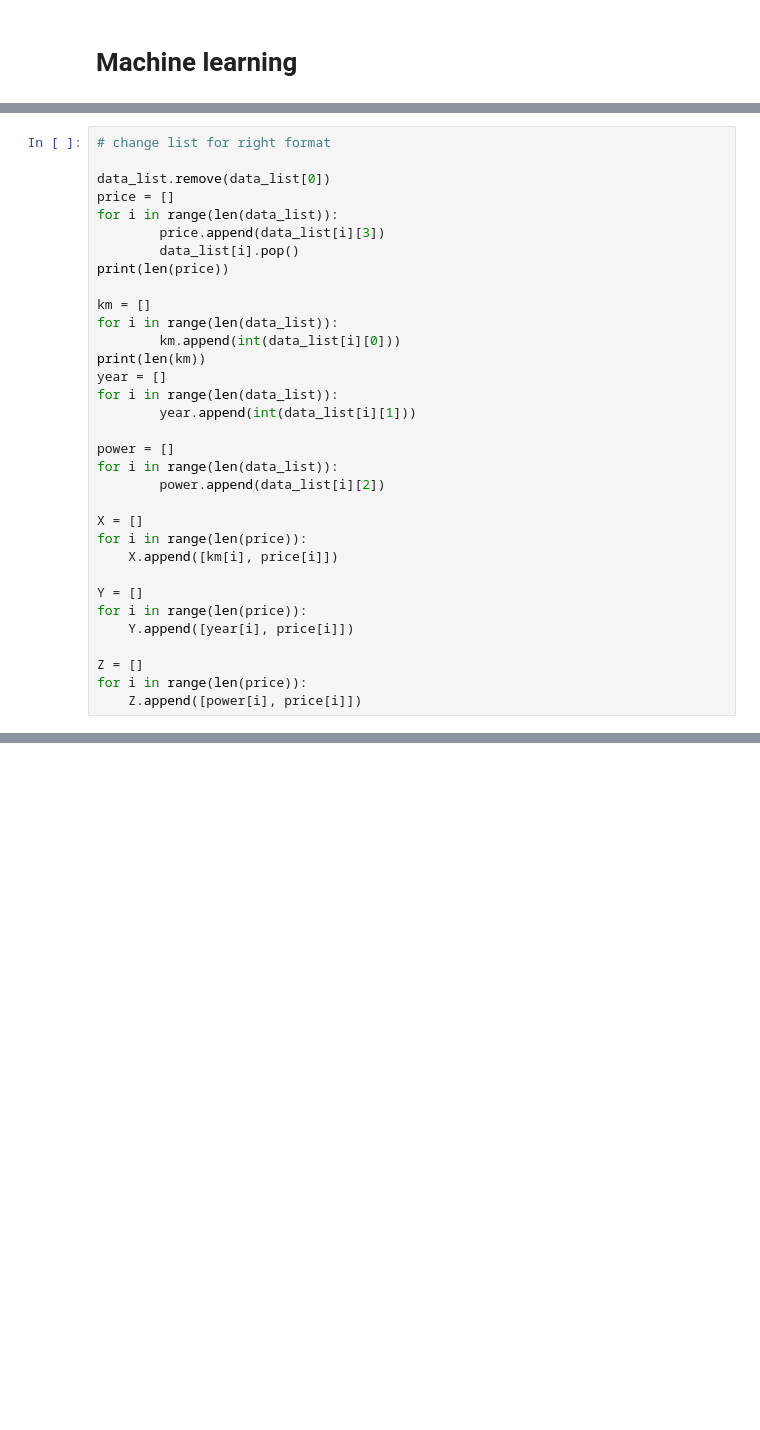
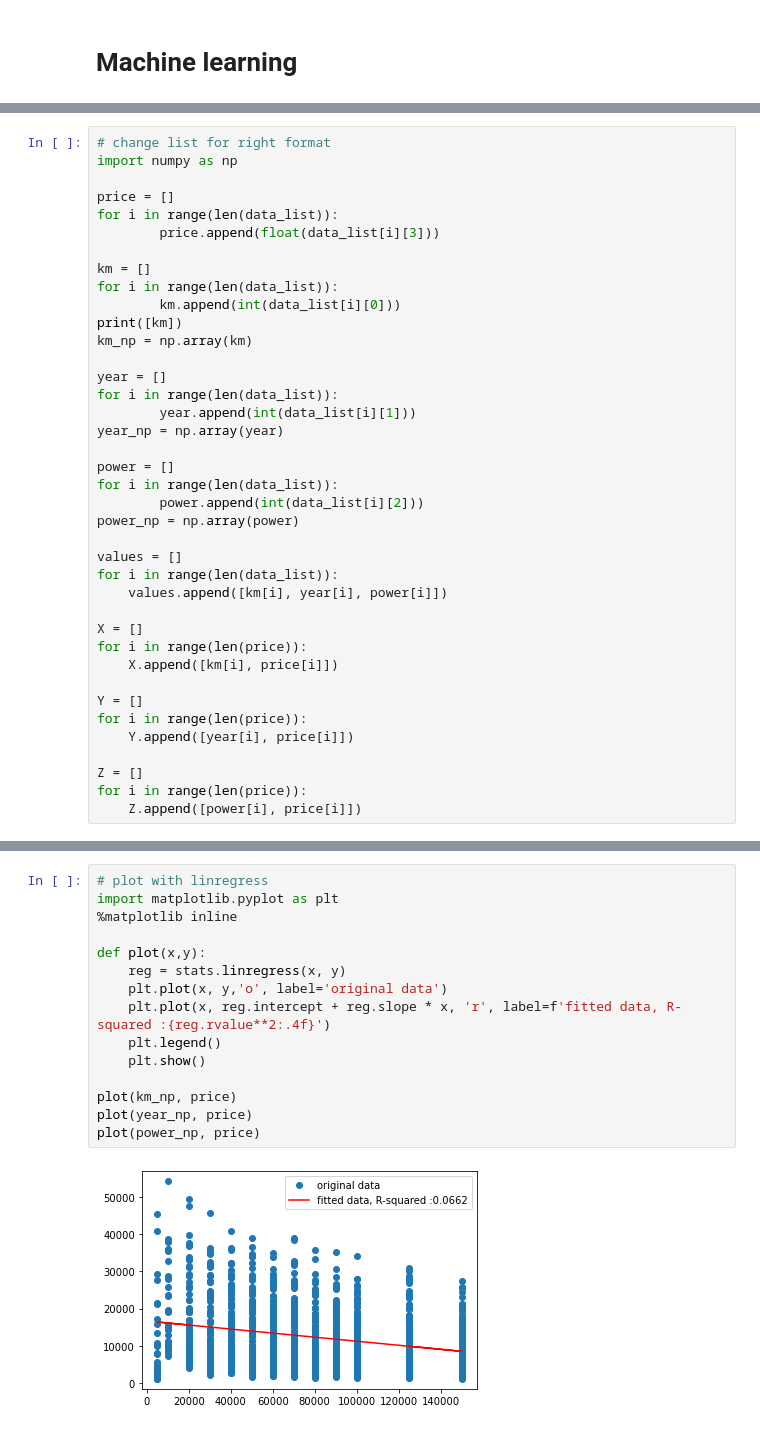
Before and after one commit to maxhoeth/LaboratoryOfComputationalPhysics_Y4, a Jupyter notebook: ml_01.ipynb, the cells around one changed output, grey strips where cells are left out. Drawn from its saved outputs; the diff is of its cells as text; blank space fills up the shorter version.

```diff
--- a/ml_01.ipynb
+++ b/ml_01.ipynb
@@ -11,24 +15,30 @@ for row in data:
 # %%
 # change list for right format
+import numpy as np
 
-data_list.remove(data_list[0])
 price = []
 for i in range(len(data_list)):
-        price.append(data_list[i][3])
-        data_list[i].pop()
-print(len(price))
+        price.append(float(data_list[i][3]))
 
 km = []
 for i in range(len(data_list)):
         km.append(int(data_list[i][0]))
-print(len(km))
+print([km])
+km_np = np.array(km)
+
 year = []
 for i in range(len(data_list)):
         year.append(int(data_list[i][1]))
+year_np = np.array(year)
 
 power = []
 for i in range(len(data_list)):
-        power.append(data_list[i][2])
+        power.append(int(data_list[i][2]))
+power_np = np.array(power)
+
+values = []
+for i in range(len(data_list)):
+    values.append([km[i], year[i], power[i]])
 
 X = []
 for i in range(len(price)):
@@ -103,0 +91,17 @@ plt.show()
+# %%
+# plot with linregress
+import matplotlib.pyplot as plt
+%matplotlib inline
+
+def plot(x,y):
+    reg = stats.linregress(x, y)
+    plt.plot(x, y,'o', label='original data')
+    plt.plot(x, reg.intercept + reg.slope * x, 'r', label=f'fitted data, R-squared :{reg.rvalue**2:.4f}')
+    plt.legend()
+    plt.show()
+
+plot(km_np, price)
+plot(year_np, price)
+plot(power_np, price)
+# %% [output]
+[figure, added]
```
Also changed, not shown: parts of 7 cells of this notebook.
